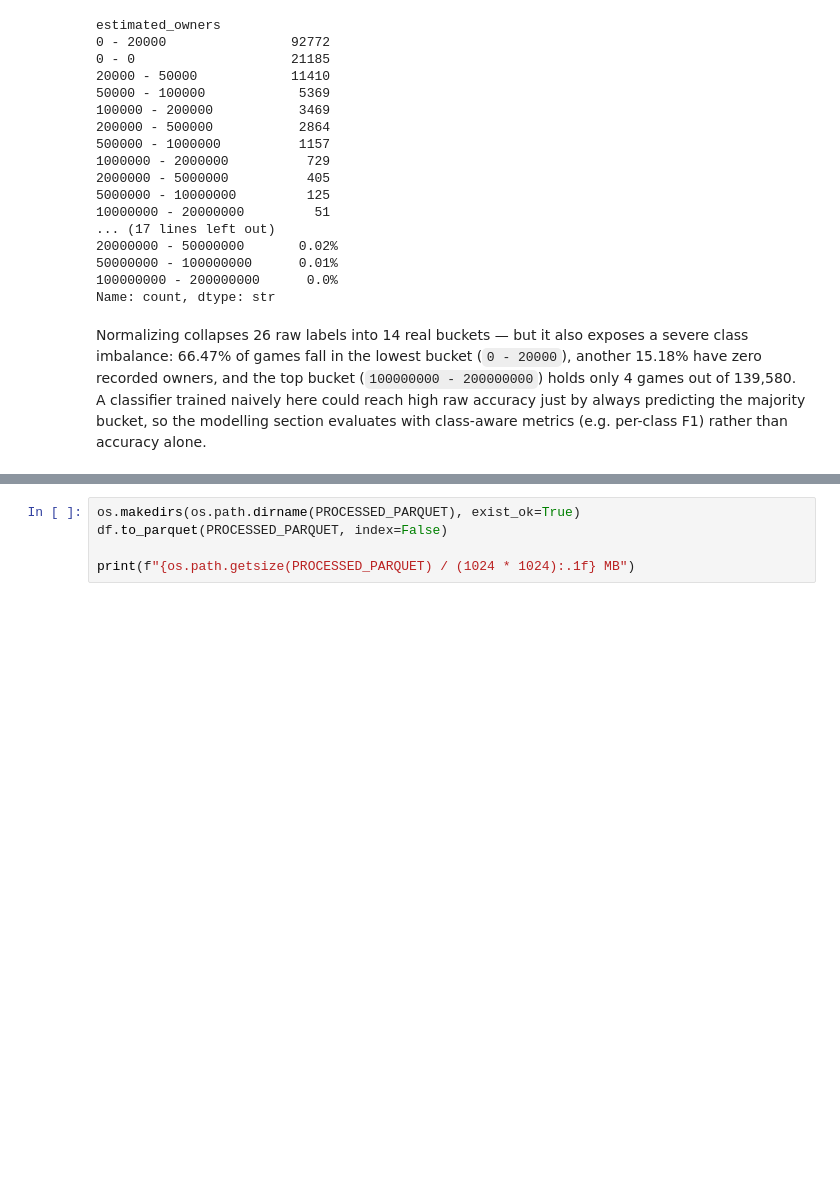
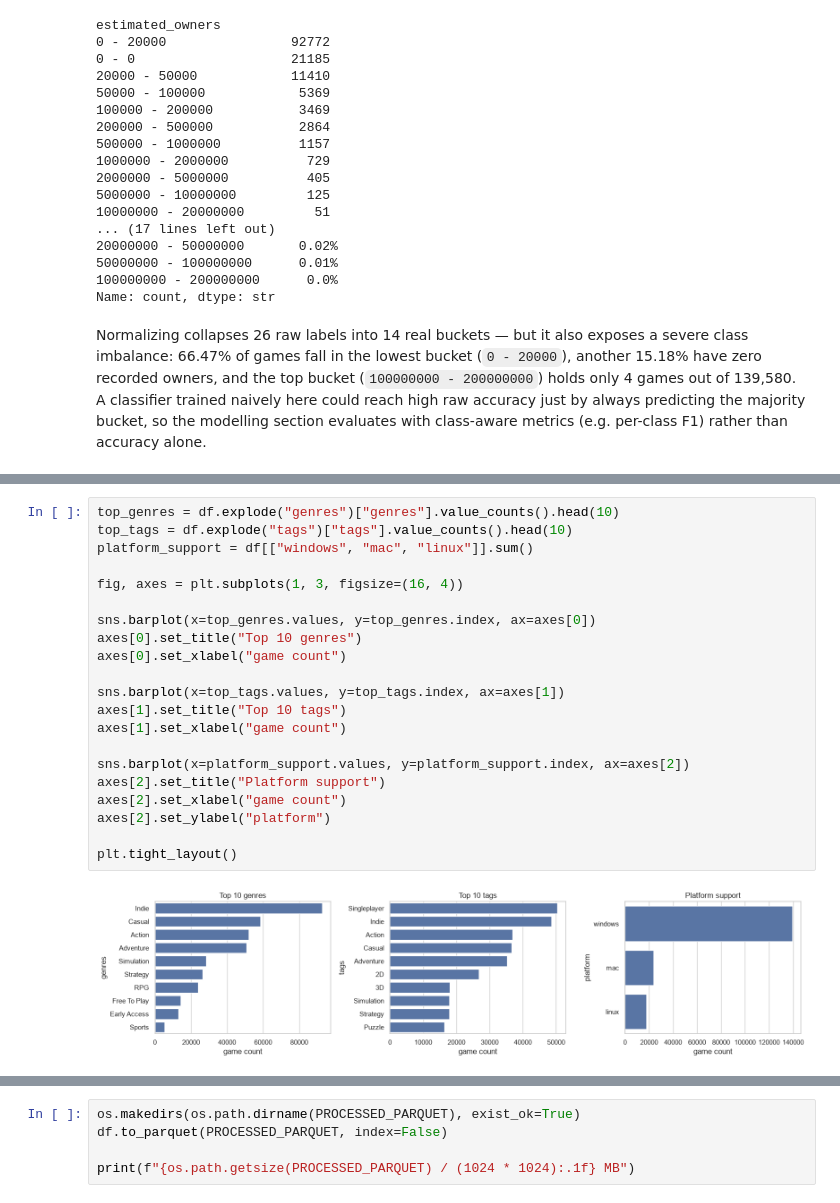
Before and after one commit to AhmadKanaan0/steam-games-analysis, a Jupyter notebook: notebook/steam_analysis.ipynb, the cells around one changed output, grey strips where cells are left out. Cells and saved outputs as stored; diff of their text form; blank space fills up the shorter version.

```diff
--- a/notebook/steam_analysis.ipynb
+++ b/notebook/steam_analysis.ipynb
@@ -332,0 +354,23 @@ Normalizing collapses 26 raw labels into 14 real buckets — but it also exposes
+# %%
+top_genres = df.explode("genres")["genres"].value_counts().head(10)
+top_tags = df.explode("tags")["tags"].value_counts().head(10)
+platform_support = df[["windows", "mac", "linux"]].sum()
+
+fig, axes = plt.subplots(1, 3, figsize=(16, 4))
+
+sns.barplot(x=top_genres.values, y=top_genres.index, ax=axes[0])
+axes[0].set_title("Top 10 genres")
+axes[0].set_xlabel("game count")
+
+sns.barplot(x=top_tags.values, y=top_tags.index, ax=axes[1])
+axes[1].set_title("Top 10 tags")
+axes[1].set_xlabel("game count")
+
+sns.barplot(x=platform_support.values, y=platform_support.index, ax=axes[2])
+axes[2].set_title("Platform support")
+axes[2].set_xlabel("game count")
+axes[2].set_ylabel("platform")
+
+plt.tight_layout()
+# %% [output]
+[figure, added]
```
Also changed, not shown: parts of 6 cells of this notebook.
